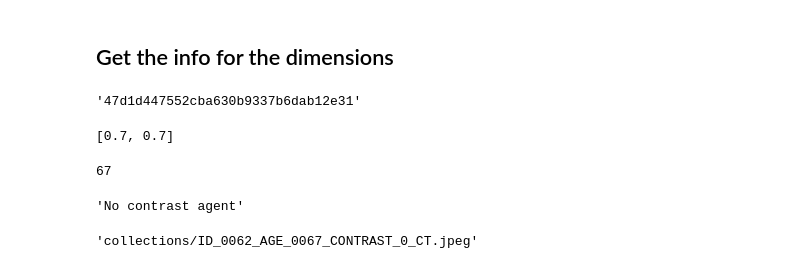
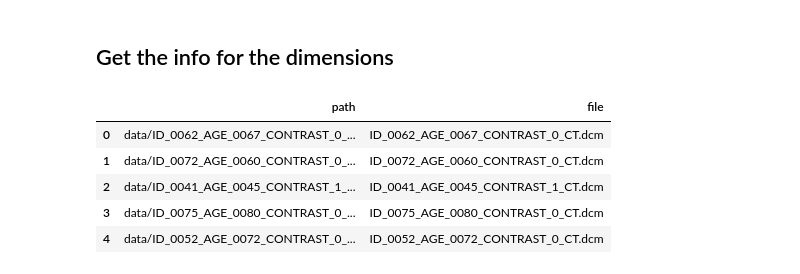
Before and after one commit to daniiprietoo/DE-Lab3, a Jupyter notebook: class.ipynb, the cells around one changed output. Cells and saved outputs as stored; diff of their text form; code cells hidden in the pictures.

```diff
--- a/class.ipynb
+++ b/class.ipynb
@@ -207,23 +209,12 @@ protocol = {
 date = {
     "StudyDate": dicom_file_metadata.get("StudyDate", ""),
 }
-# %%
-surrogate_key(patient)
-# %% [output]
-'47d1d447552cba630b9337b6dab12e31'
-# %%
-normalize_pixel_spacing(image["PixelSpacing"])
-# %% [output]
-[0.7, 0.7]
-# %%
-format_age(patient["PatientAge"])
-# %% [output]
-67
-# %%
-normalize_contrast_agent(protocol["ContrastAgent"])
-# %% [output]
-'No contrast agent'
-# %%
-dicom_to_jpeg(dicom_file_path, "collections", (256, 256))
-# %% [output]
-'collections/ID_0062_AGE_0067_CONTRAST_0_CT.jpeg'
+# %%
+dicom_data.head()
+# %% [output]
+|  | path | file |
+| 0 | data/ID_0062_AGE_0067_CONTRAST_0_... | ID_0062_AGE_0067_CONTRAST_0_CT.dcm |
+| 1 | data/ID_0072_AGE_0060_CONTRAST_0_... | ID_0072_AGE_0060_CONTRAST_0_CT.dcm |
+| 2 | data/ID_0041_AGE_0045_CONTRAST_1_... | ID_0041_AGE_0045_CONTRAST_1_CT.dcm |
+| 3 | data/ID_0075_AGE_0080_CONTRAST_0_... | ID_0075_AGE_0080_CONTRAST_0_CT.dcm |
+| 4 | data/ID_0052_AGE_0072_CONTRAST_0_... | ID_0052_AGE_0072_CONTRAST_0_CT.dcm |
```
Also changed, not shown: parts of 2 cells of this notebook, 5 other files.
